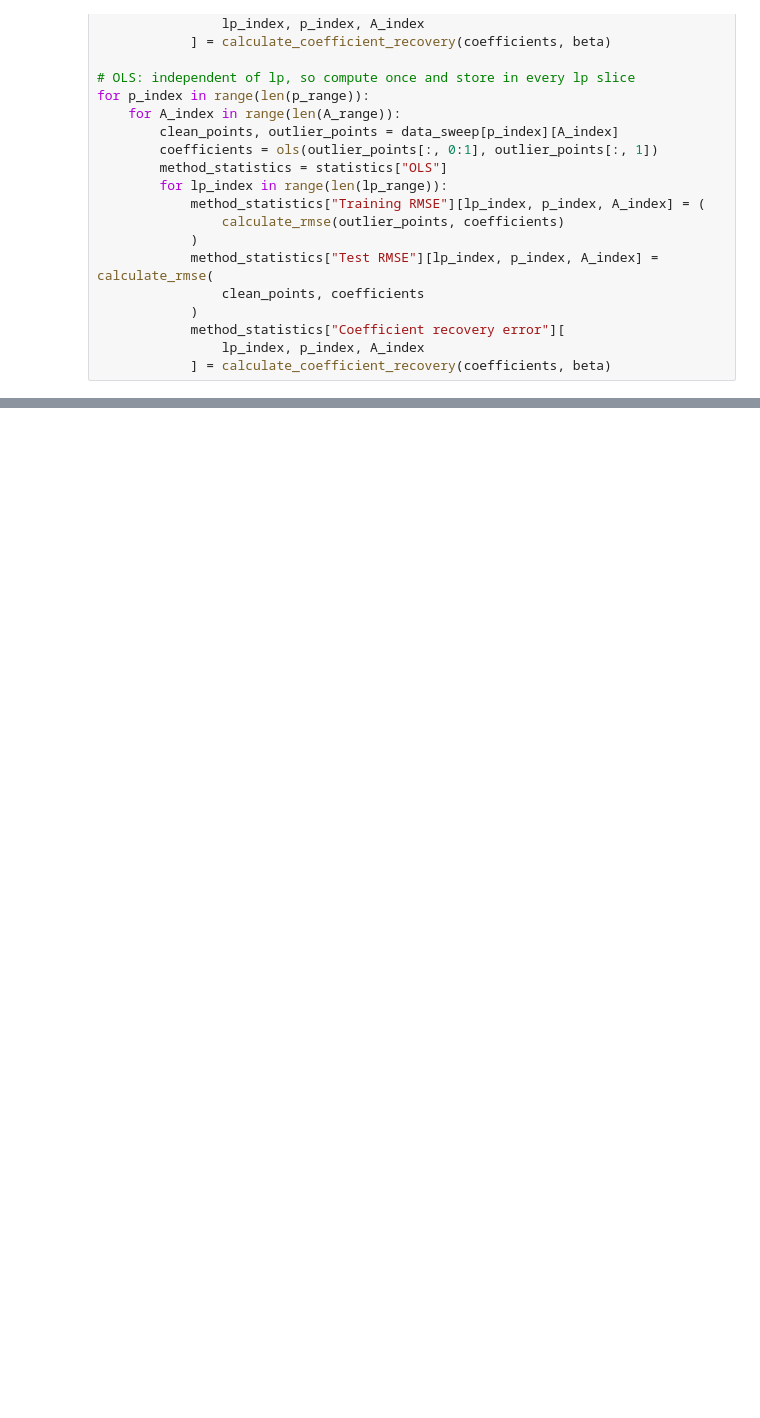
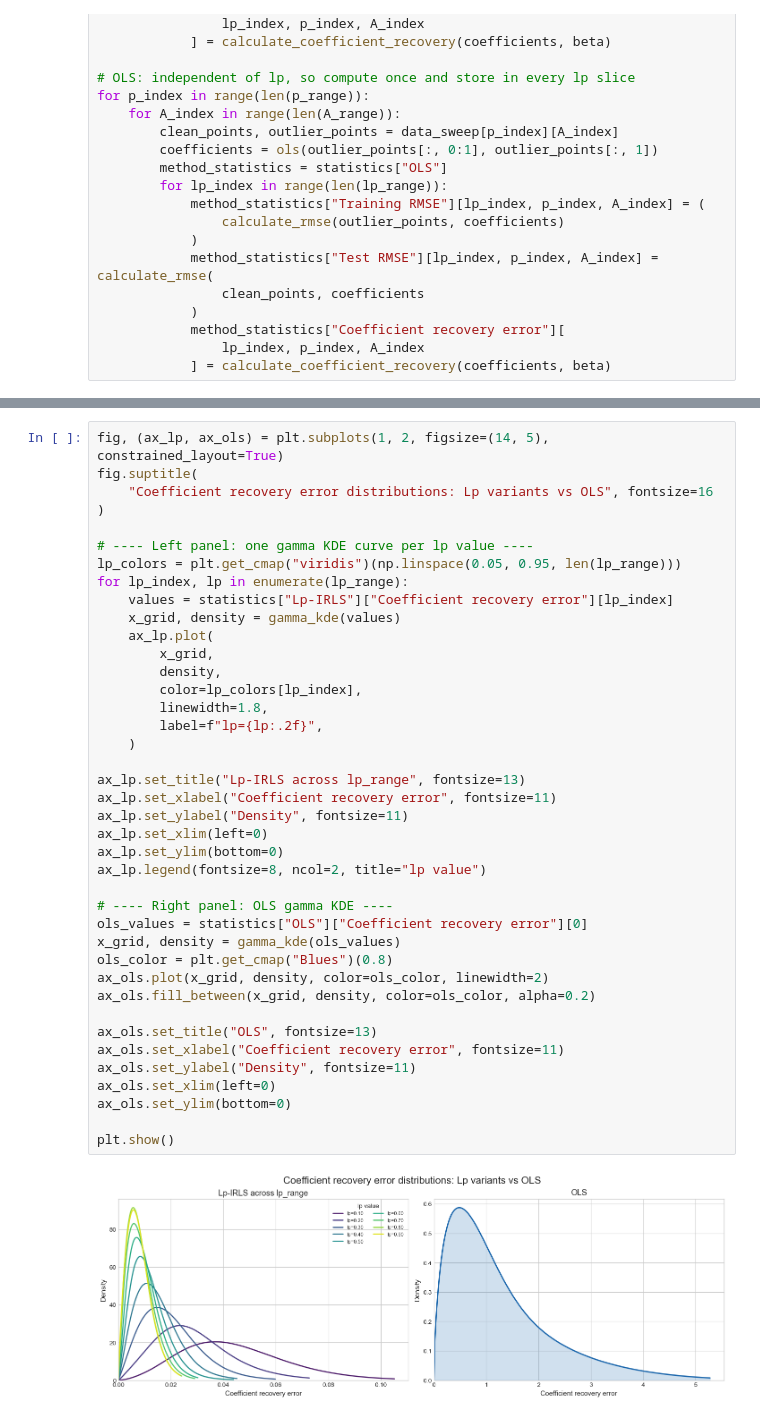
Before and after one commit to Pablo-RTZ/nonconvex_regression, a Jupyter notebook: Examples/04_lp_sweep.ipynb, the cells around one changed output, grey strips where cells are left out. Cells and saved outputs as stored; diff of their text form; blank space fills up the shorter version.

```diff
--- a/Examples/04_lp_sweep.ipynb
+++ b/Examples/04_lp_sweep.ipynb
@@ -184,0 +181,42 @@ plt.show()
+# %%
+fig, (ax_lp, ax_ols) = plt.subplots(1, 2, figsize=(14, 5), constrained_layout=True)
+fig.suptitle(
+    "Coefficient recovery error distributions: Lp variants vs OLS", fontsize=16
+)
+
+# ---- Left panel: one gamma KDE curve per lp value ----
+lp_colors = plt.get_cmap("viridis")(np.linspace(0.05, 0.95, len(lp_range)))
+for lp_index, lp in enumerate(lp_range):
+    values = statistics["Lp-IRLS"]["Coefficient recovery error"][lp_index]
+    x_grid, density = gamma_kde(values)
+    ax_lp.plot(
+        x_grid,
+        density,
+        color=lp_colors[lp_index],
+        linewidth=1.8,
+        label=f"lp={lp:.2f}",
+    )
+
+ax_lp.set_title("Lp-IRLS across lp_range", fontsize=13)
+ax_lp.set_xlabel("Coefficient recovery error", fontsize=11)
+ax_lp.set_ylabel("Density", fontsize=11)
+ax_lp.set_xlim(left=0)
+ax_lp.set_ylim(bottom=0)
+ax_lp.legend(fontsize=8, ncol=2, title="lp value")
+
+# ---- Right panel: OLS gamma KDE ----
+ols_values = statistics["OLS"]["Coefficient recovery error"][0]
+x_grid, density = gamma_kde(ols_values)
+ols_color = plt.get_cmap("Blues")(0.8)
+ax_ols.plot(x_grid, density, color=ols_color, linewidth=2)
+ax_ols.fill_between(x_grid, density, color=ols_color, alpha=0.2)
+
+ax_ols.set_title("OLS", fontsize=13)
+ax_ols.set_xlabel("Coefficient recovery error", fontsize=11)
+ax_ols.set_ylabel("Density", fontsize=11)
+ax_ols.set_xlim(left=0)
+ax_ols.set_ylim(bottom=0)
+
+plt.show()
+# %% [output]
+[figure, added]
```
Also changed, not shown: parts of 2 cells of this notebook, 21 other files.
